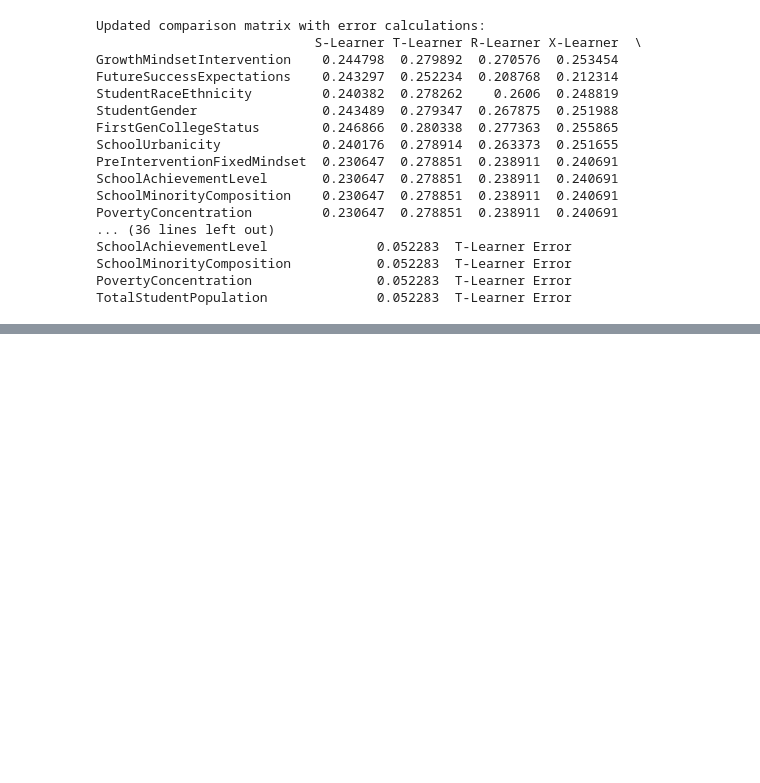
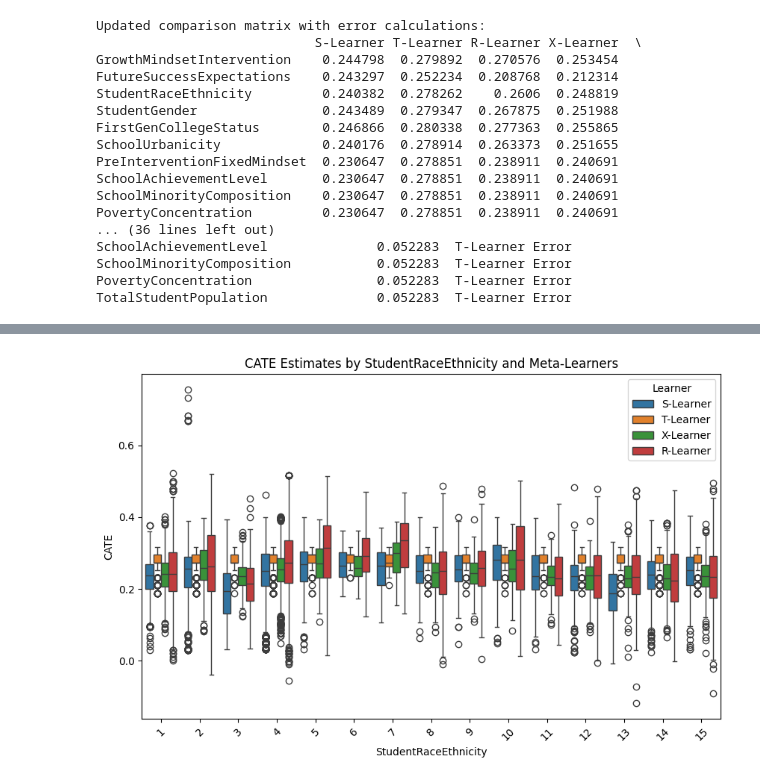
Before and after one commit to lily01awasthi/CATE_Estimation_using_Meta_Learners, a Jupyter notebook: notebooks/Predictions_for_each_meta_learner.ipynb, the cells around one changed output, grey strips where cells are left out. Drawn from its saved outputs; the diff is of its cells as text; code cells hidden in the pictures; blank space fills up the shorter version.

```diff
--- a/notebooks/Predictions_for_each_meta_learner.ipynb
+++ b/notebooks/Predictions_for_each_meta_learner.ipynb
@@ -744,0 +440,5 @@ TotalStudentPopulation              0.052283  T-Learner Error
+# %%
+# Plot for Race/Ethnicity
+plot_cate_by_demographic('StudentRaceEthnicity')
+# %% [output]
+[figure, added]
```
Also changed, not shown: parts of 23 cells of this notebook, 21 other files.
